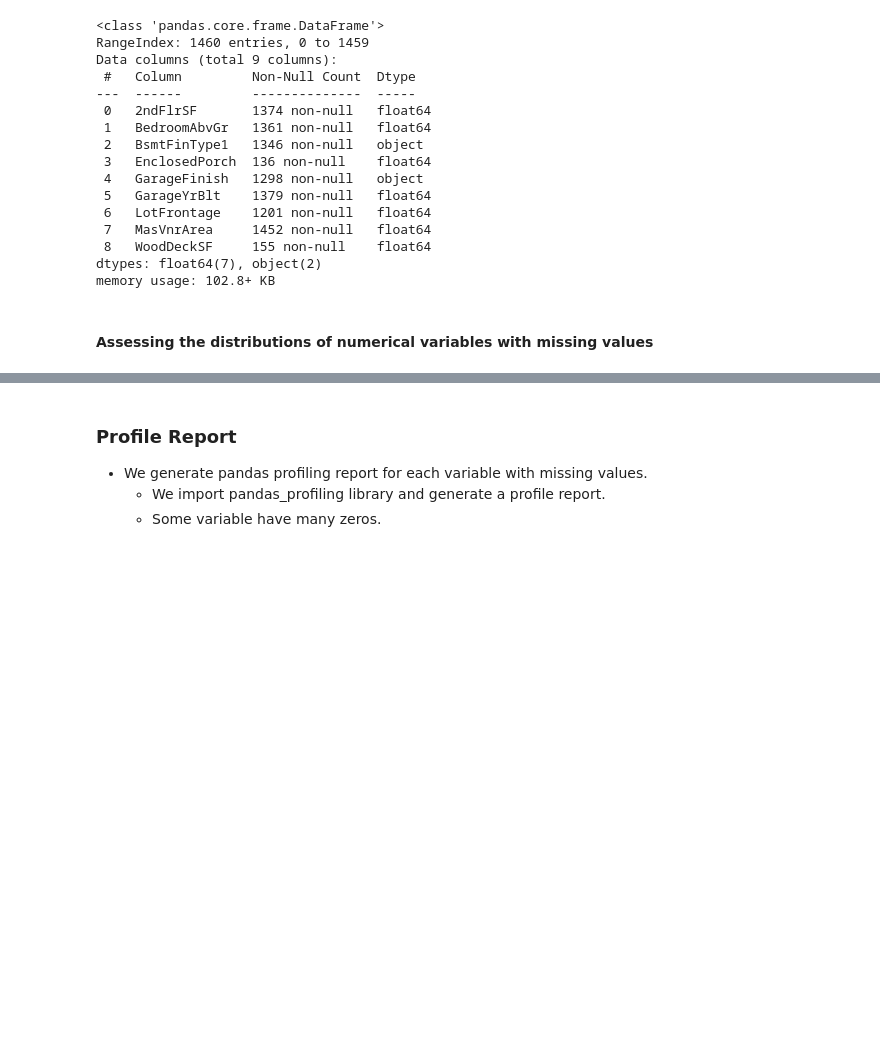
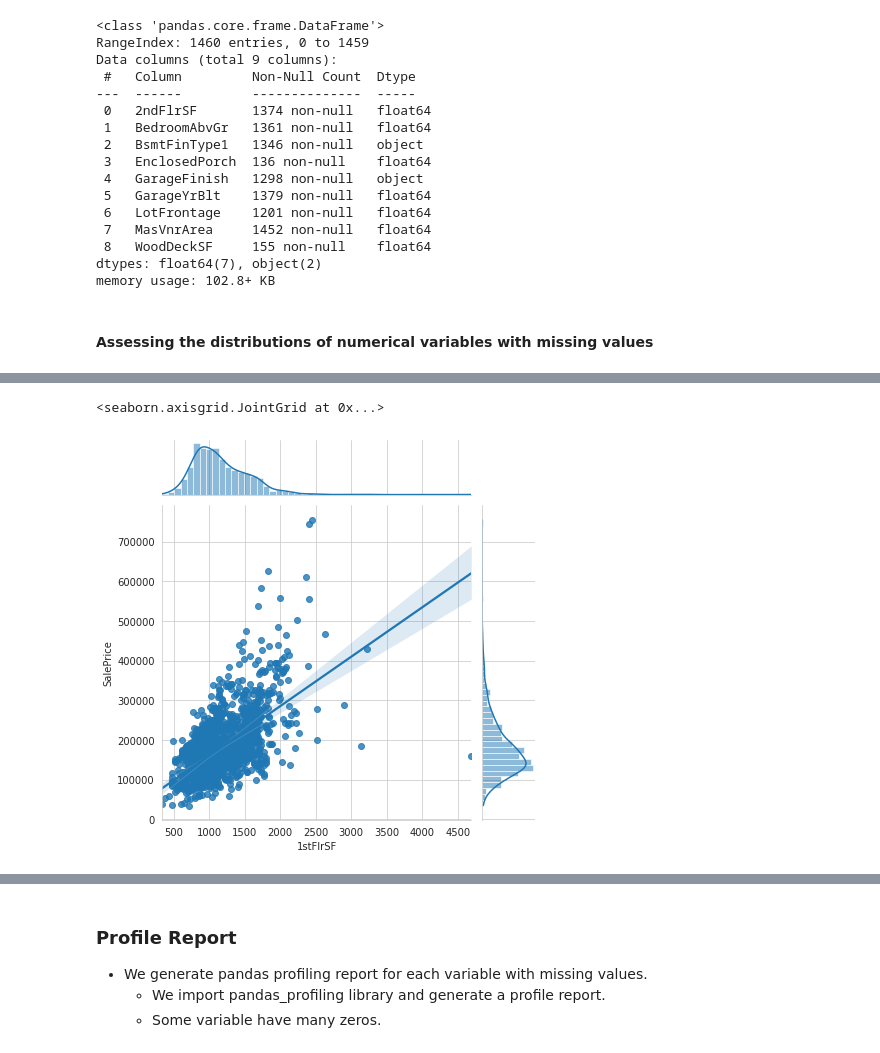
Before and after one commit to Amareteklay/heritage-housing-issues, a Jupyter notebook: jupyter_notebooks/02 - Data_Cleaning.ipynb, the cells around one changed output, grey strips where cells are left out. Cells and saved outputs as stored; diff of their text form; code cells hidden in the pictures; blank space fills up the shorter version.

```diff
--- a/jupyter_notebooks/02 - Data_Cleaning.ipynb
+++ b/jupyter_notebooks/02 - Data_Cleaning.ipynb
@@ -136,0 +129,5 @@ for col in vars_with_missing_data:
+# %%
+sns.jointplot(y=df['SalePrice'],x=df['1stFlrSF'],kind="reg")
+# %% [output]
+<seaborn.axisgrid.JointGrid at 0x...>
+[figure, added]
```
Also changed, not shown: parts of 6 cells of this notebook, 6 other files.
